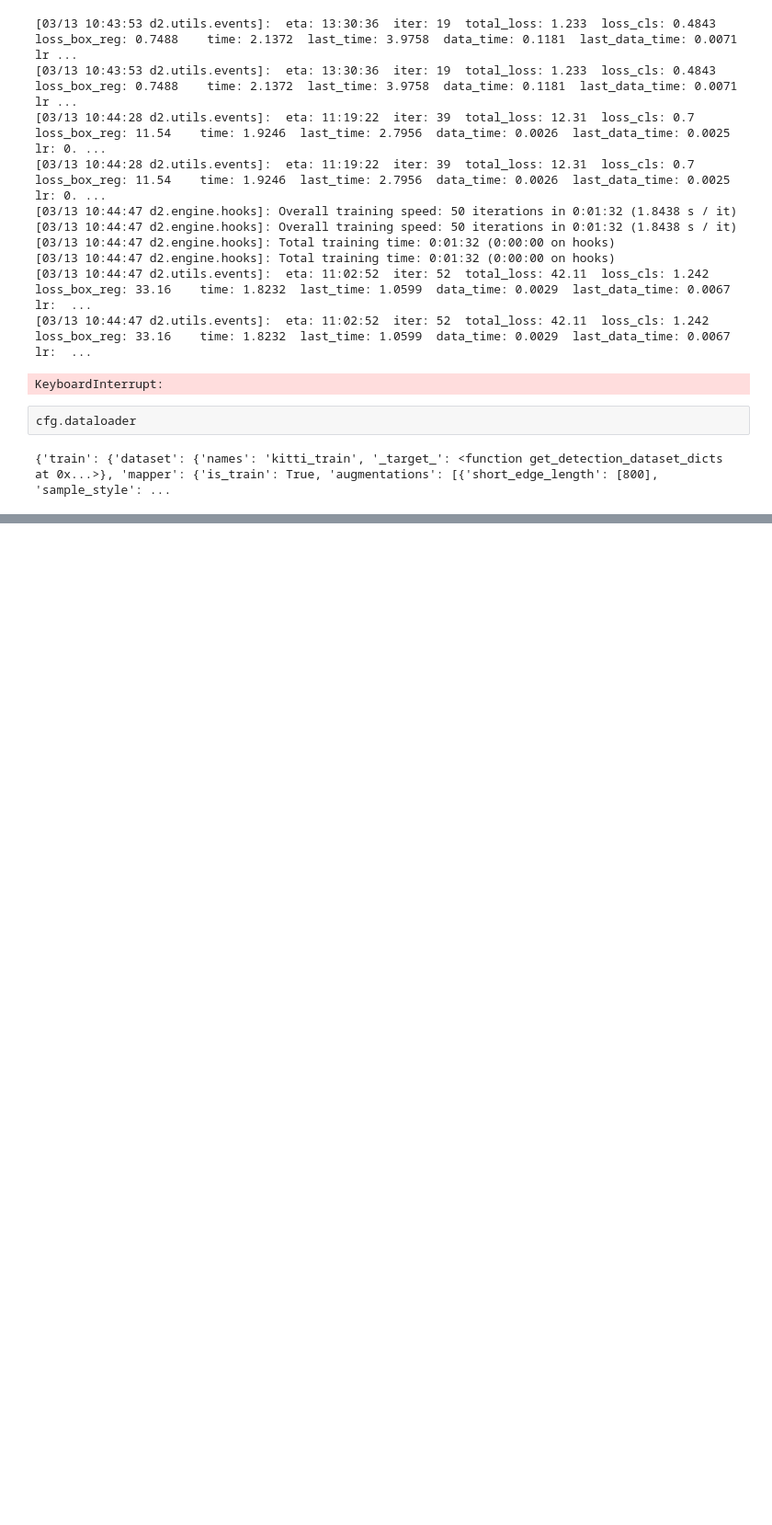
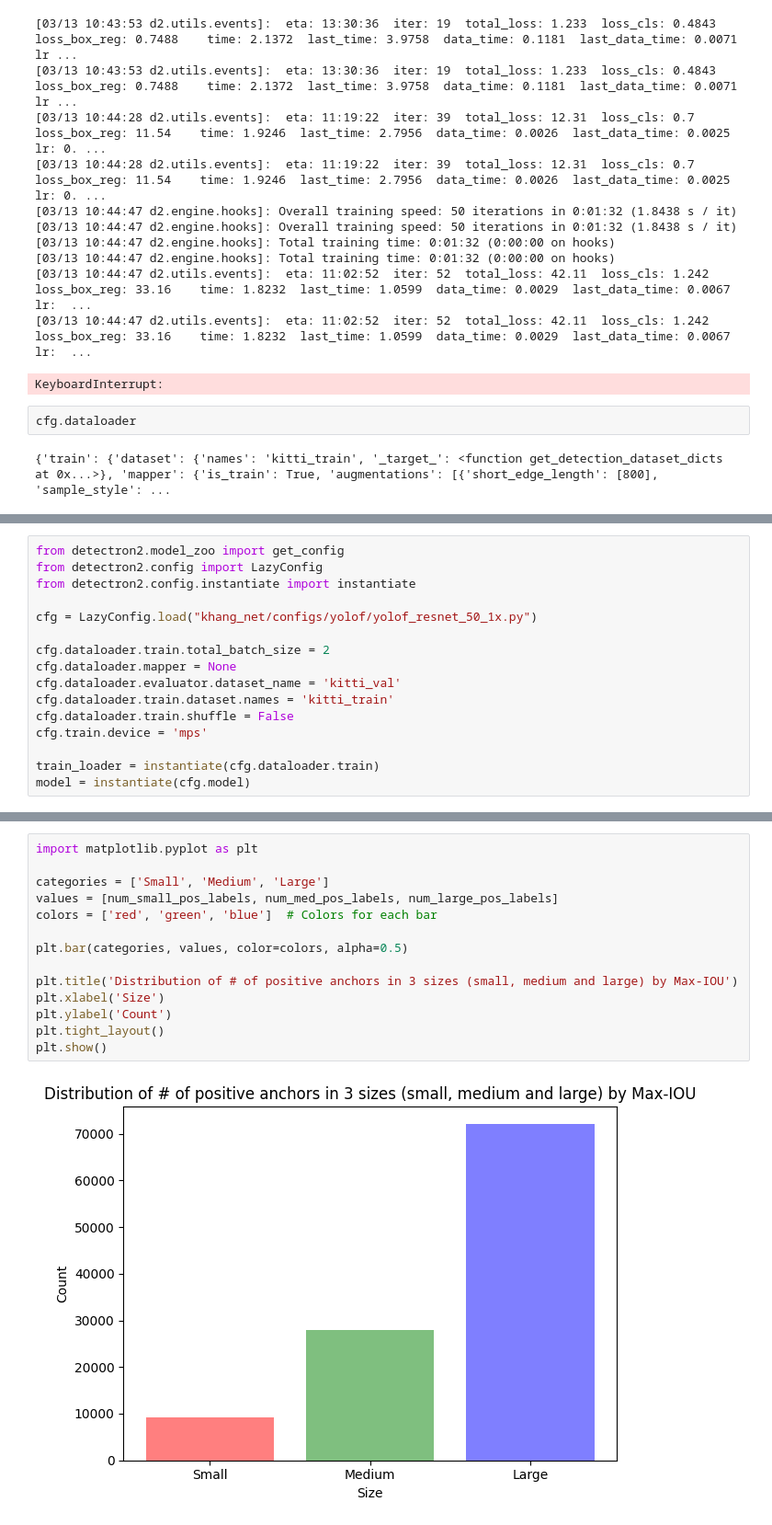
Before and after one commit to GiaKhangLuu/hope_to_public_net, a Jupyter notebook: yolof_10_03.ipynb, the cells around one changed output, grey strips where cells are left out. Shown at 92% size. Drawn from its saved outputs; the diff is of its cells as text; blank space fills up the shorter version.

Commit message:
done yolof and uni_matcher. Then how to use the model??

```diff
--- a/yolof_10_03.ipynb
+++ b/yolof_10_03.ipynb
@@ -301,0 +329,16 @@ cfg.dataloader
+# %%
+from detectron2.model_zoo import get_config
+from detectron2.config import LazyConfig
+from detectron2.config.instantiate import instantiate
+
+cfg = LazyConfig.load("khang_net/configs/yolof/yolof_resnet_50_1x.py")
+
+cfg.dataloader.train.total_batch_size = 2
+cfg.dataloader.mapper = None
+cfg.dataloader.evaluator.dataset_name = 'kitti_val'
+cfg.dataloader.train.dataset.names = 'kitti_train'
+cfg.dataloader.train.shuffle = False
+cfg.train.device = 'mps'
+
+train_loader = instantiate(cfg.dataloader.train)
+model = instantiate(cfg.model)
@@ -301,0 +396,16 @@ cfg.dataloader
+# %%
+import matplotlib.pyplot as plt
+
+categories = ['Small', 'Medium', 'Large']
+values = [num_small_pos_labels, num_med_pos_labels, num_large_pos_labels]
+colors = ['red', 'green', 'blue']  # Colors for each bar
+
+plt.bar(categories, values, color=colors, alpha=0.5)
+
+plt.title('Distribution of # of positive anchors in 3 sizes (small, medium and large) by Max-IOU')
+plt.xlabel('Size')
+plt.ylabel('Count')
+plt.tight_layout()
+plt.show()
+# %% [output]
+[figure, added]
```
Also changed, not shown: parts of 74 cells of this notebook, 10 other files.
